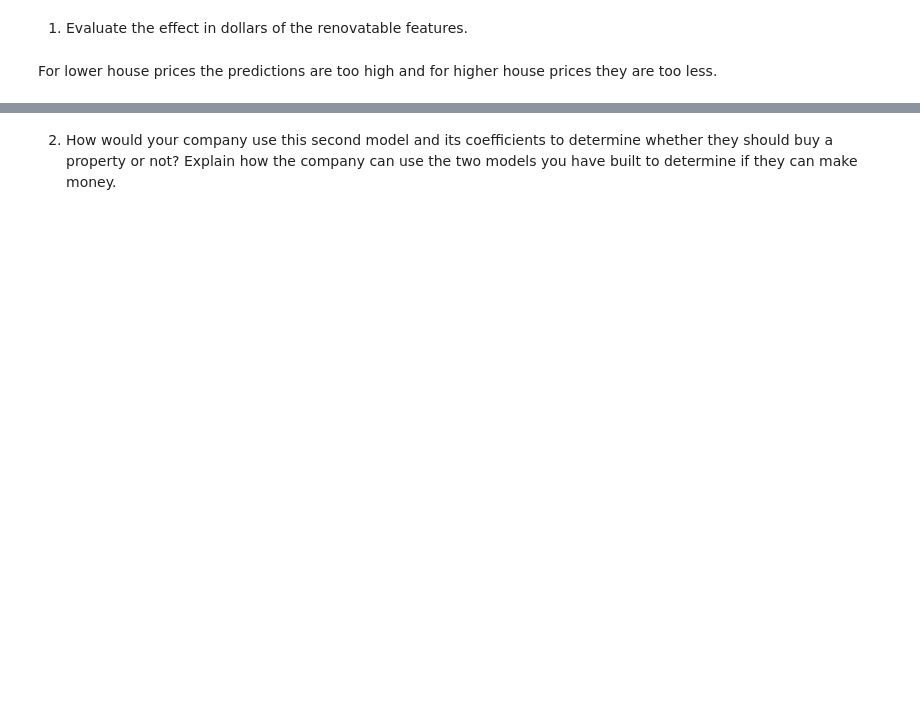
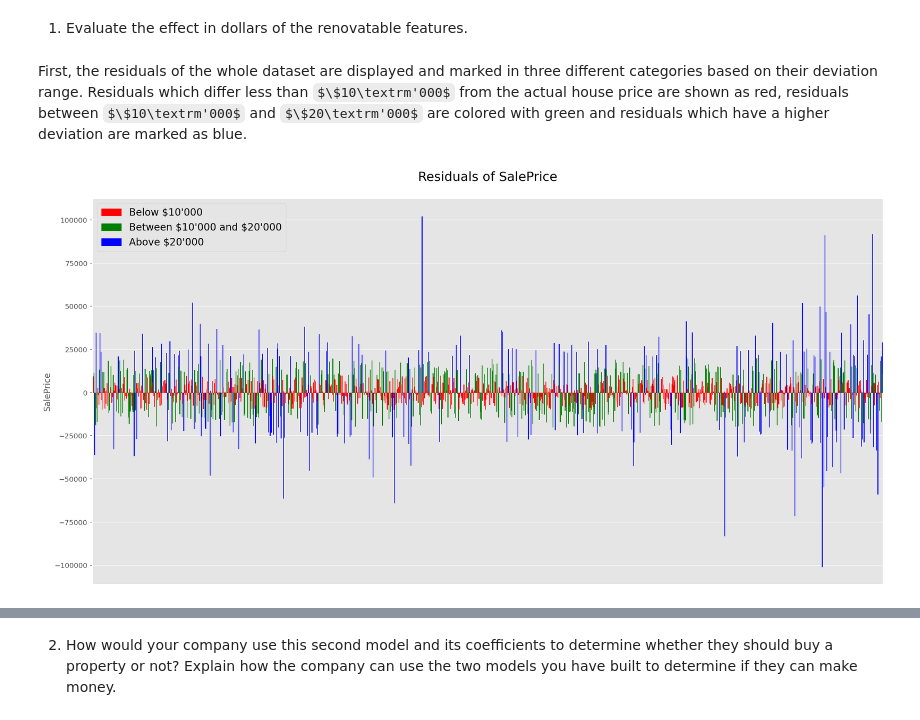
Before and after one commit to androi7/ds-mini-projects, a Jupyter notebook: House-Prices/House_Prices.ipynb, the cells around one changed output, grey strips where cells are left out. Drawn from its saved outputs; the diff is of its cells as text; code cells hidden in the pictures; some formulas as TeX source; blank space fills up the shorter version.

Commit message:
fix: change dependent variable with correct ordering and fix residual plots

```diff
--- a/House-Prices/House_Prices.ipynb
+++ b/House-Prices/House_Prices.ipynb
@@ -1239,9 +1239,9 @@ print("RMSE testing score: ", round(np.sqrt(mean_squared_error(y_test, predictio
 R2 testing score:  0.868
 RMSE testing score:  24513.5
 # %%
-model = joblib.load('models/grd_boosting_regressor.sav')
-predictions = model.predict(X_test)
-print("R2 testing score: ", round(model.score(X_test, y_test), 4))
+model_grd_boosting = joblib.load('models/grd_boosting_regressor.sav')
+predictions = model_grd_boosting.predict(X_test)
+print("R2 testing score: ", round(model_grd_boosting.score(X_test, y_test), 4))
 print("RMSE testing score: ", round(np.sqrt(mean_squared_error(y_test, predictions)), 1))
 # %% [output]
 R2 testing score:  0.8807
@@ -1284,9 +1287,10 @@ The residuals from the first model (training and testing) represent the variance
 # %% [markdown]
 1. Evaluate the effect in dollars of the renovatable features.
 # %%
-y_actual = house_dum.SalePrice
+y_actual = pd.concat([y_train, y_test])
 X = pd.concat([X_train, X_test])
 # %%
-y_predict = model_lasso_cv.predict(X)
+# y_predict = model_lasso_cv.predict(X)
+y_predict = model_grd_boosting.predict(X)  # gradient boosting regressor
 
 residuals_fixed_features = y_actual - y_predict
@@ -1303,2 +1297,24 @@ plt.show()
-# %% [markdown]
-For lower house prices the predictions are too high and for higher house prices they are too less.
+# %% [markdown]
+First, the residuals of the whole dataset are displayed and marked in three different categories based on their deviation range. Residuals which differ less than $\$10\textrm'000$ from the actual house price are shown as red, residuals between $\$10\textrm'000$ and $\$20\textrm'000$ are colored with green and residuals which have a higher deviation are marked as blue.
+# %%
+import matplotlib.patches as mpatches
+
+fig, ax = plt.subplots(figsize=(20,10))
+sns.barplot(x=np.arange(0, len(residuals_fixed_features)), y=residuals_fixed_features, ax=ax)
+barlist = ax.get_children()
+for pos, resid in enumerate(residuals_fixed_features):
+    if abs(resid) < 10000:
+        barlist[pos].set_color('r')
+    elif abs(resid) < 20000:
+        barlist[pos].set_color('g')
+    else:
+        barlist[pos].set_color('b')
+ax.get_xaxis().set_visible(False)
+red_patch = mpatches.Patch(color='r', label="Below $10'000")
+green_patch = mpatches.Patch(color='g', label="Between \$10'000 and \$20'000")
+blue_patch = mpatches.Patch(color='b', label="Above $20'000")
+plt.legend(handles=[red_patch, green_patch, blue_patch], fontsize=14)
+ax.set_title('Residuals of SalePrice\n', fontsize=18)
+plt.show()
+# %% [output]
+[figure, added]
```
Also changed, not shown: parts of 28 cells of this notebook.
